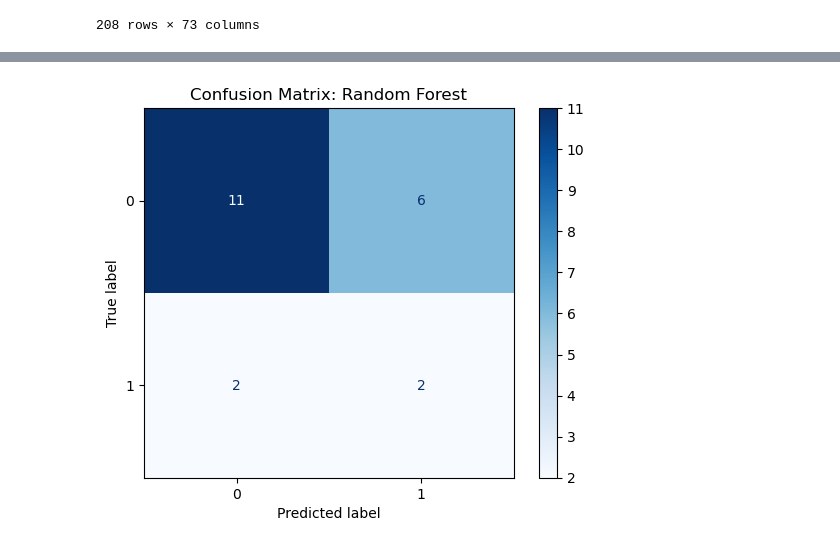
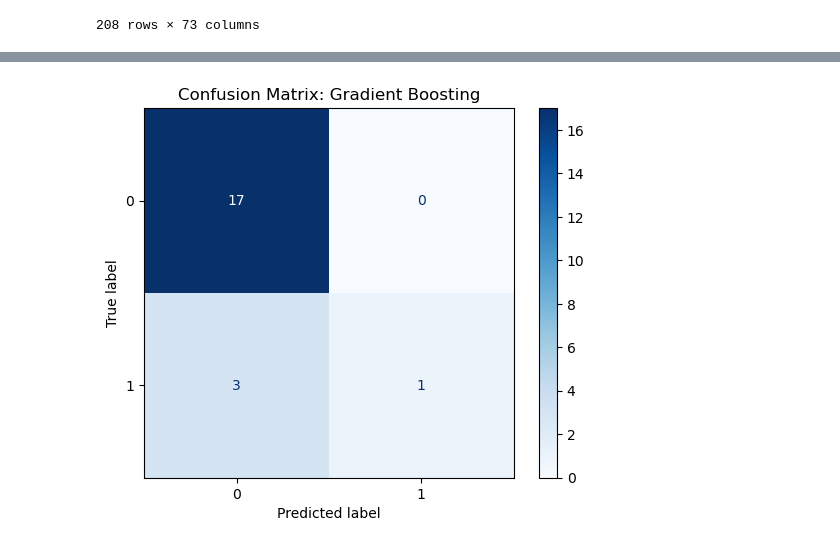
Before and after one commit to DvDC13/Projet_Cancer_Digestif, a Jupyter notebook: app.ipynb, the cells around one changed output, grey strips where cells are left out. Cells and saved outputs as stored; diff of their text form; code cells hidden in the pictures.

```diff
--- a/app.ipynb
+++ b/app.ipynb
@@ -177,15 +160,21 @@ for name, config in model_configs.items():
     grid.fit(X_train, y_train)
     y_pred = grid.predict(X_test)
 
-    recall = recall_score(y_test, y_pred, average="macro", zero_division=0)
-    results.append((name, recall, grid.best_estimator_))
+    recall_macro = recall_score(y_test, y_pred,  labels=[0, 1], average="macro", zero_division=1)
+    recall_per_class = recall_score(y_test, y_pred, average=None, zero_division=1)
+
+    results.append((name, recall_macro, recall_per_class, grid.best_estimator_))
+
     pipelines[name] = grid.best_estimator_
 
 # Pick best
 results.sort(key=lambda x: x[1], reverse=True)
-best_model_name, best_recall, best_pipeline = results[0]
+best_model_name, best_recall_macro, best_recall_per_class, best_pipeline = results[0]
 
-print(f"\n✅ Best model: {best_model_name} with recall score: {best_recall:.4f}")
+print(f"\n✅ Best model: {best_model_name}")
+print(f"Macro Recall: {best_recall_macro:.4f}")
+for idx, r in enumerate(best_recall_per_class):
+    print(f"Recall for class {idx}: {r:.4f}")
 # %% [output]
 Training Random Forest...
 Training Logistic Regression...
@@ -196,8 +199,8 @@ Training Gradient Boosting...
 # %%
 # matrice de confusion
-cm = confusion_matrix(y_test, best_pipeline.predict(X_test))
+cm = confusion_matrix(y_test, best_pipeline.predict(X_test), labels=[0, 1])
 ConfusionMatrixDisplay(cm).plot(cmap="Blues")
 plt.title(f"Confusion Matrix: {best_model_name}")
 plt.show()
 # %% [output]
-[figure, old version]
+[figure, new version]
```
Also changed, not shown: parts of 3 cells of this notebook, 1 other file.
